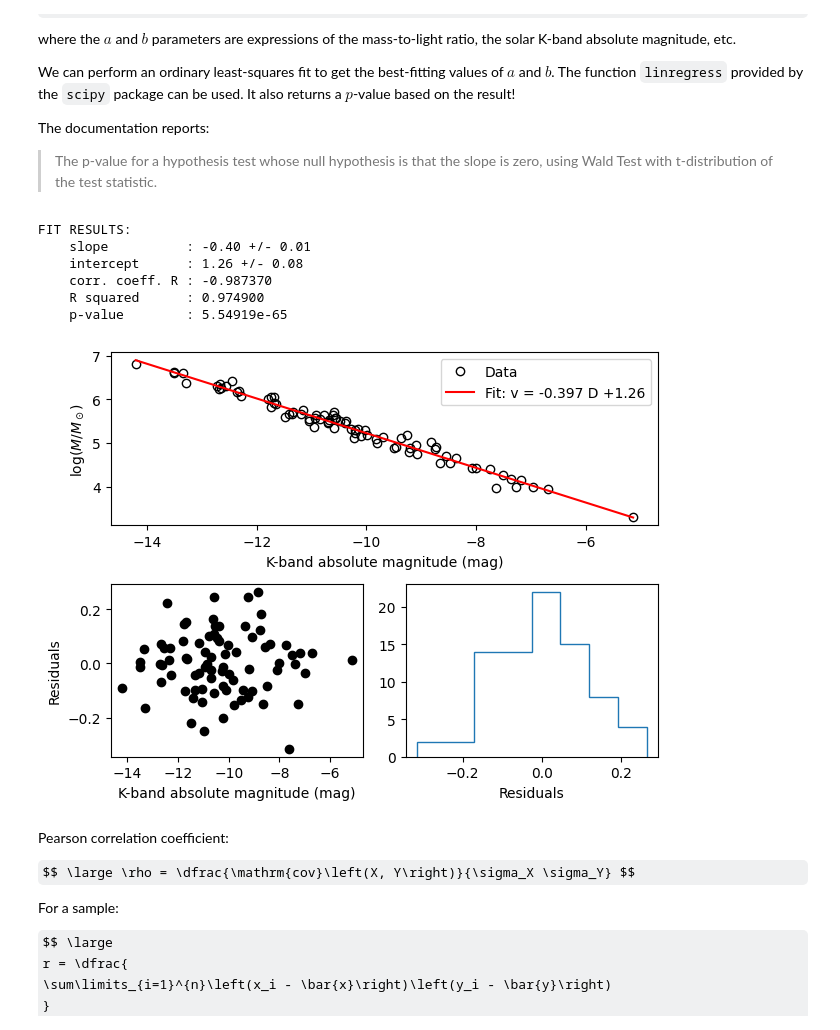
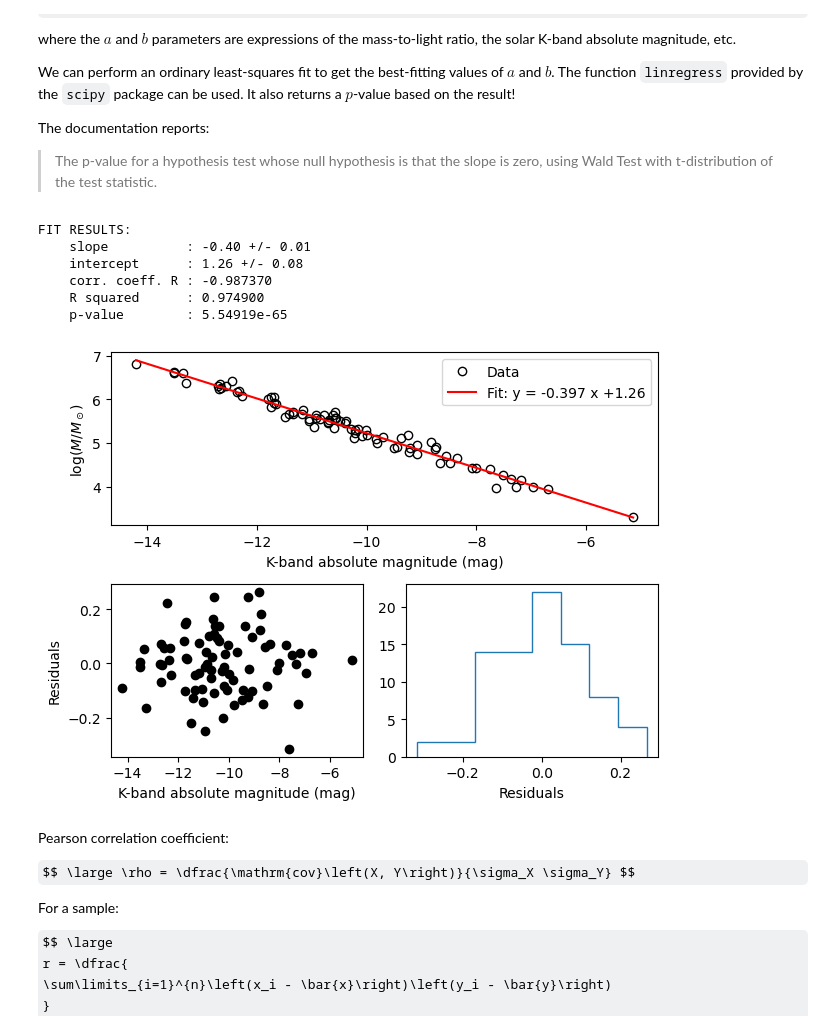
Before and after one commit to astrostatistics-in-crete/2023_summer_school, a Jupyter notebook: Classical/Classical_1.ipynb, the cells around one changed output. Saved outputs shown, nothing was run; the diff lists cells and outputs as text; code cells hidden in the pictures; some formulas as TeX source.

```diff
--- a/Classical/Classical_1.ipynb
+++ b/Classical/Classical_1.ipynb
@@ -792,35 +823,35 @@ print("    R squared      : {:.6f}".format(rvalue**2.0))
 print("    p-value        : {:.6g}".format(pvalue))
 
 x_plot = np.array([min(K_absolute_magnitudes), max(K_absolute_magnitudes)])
 y_plot = slope * x_plot + intercept
 
 plt.figure()
 plt.subplot(211)
 plt.plot(K_absolute_magnitudes, log_masses, "ko", mfc="none", label="Data")
-plt.plot(x_plot, y_plot, "r-", label="Fit: v = {:.3g} D {:+.3g}".format(slope, intercept))
+plt.plot(x_plot, y_plot, "r-", label="Fit: y = {:.3g} x {:+.3g}".format(slope, intercept))
 plt.xlabel("K-band absolute magnitude (mag)")
 plt.ylabel("$\log(M/M_\odot)$")
 plt.legend(loc="upper right")
 
 residuals = log_masses - (slope * K_absolute_magnitudes + intercept)
 # plt.figure(constrained_layout=True)
 plt.subplot(223)
 plt.plot(K_absolute_magnitudes, residuals, "ko")
 plt.xlabel("K-band absolute magnitude (mag)")
 plt.ylabel("Residuals")
 plt.subplot(224)
 plt.hist(residuals, bins="fd", histtype="step")
 plt.xlabel("Residuals")
 plt.tight_layout()
 plt.show()
 # %% [output]
 FIT RESULTS:
     slope          : -0.40 +/- 0.01
     intercept      : 1.26 +/- 0.08
     corr. coeff. R : -0.987370
     R squared      : 0.974900
     p-value        : 5.54919e-65
-[figure, old version]
+[figure, new version]
 # %% [markdown]
 Pearson correlation coefficient:
 
```
Also changed, not shown: parts of 8 cells of this notebook.
